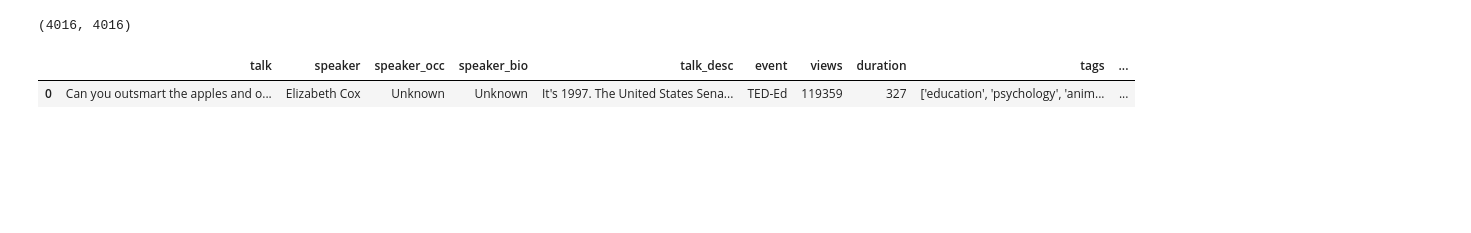
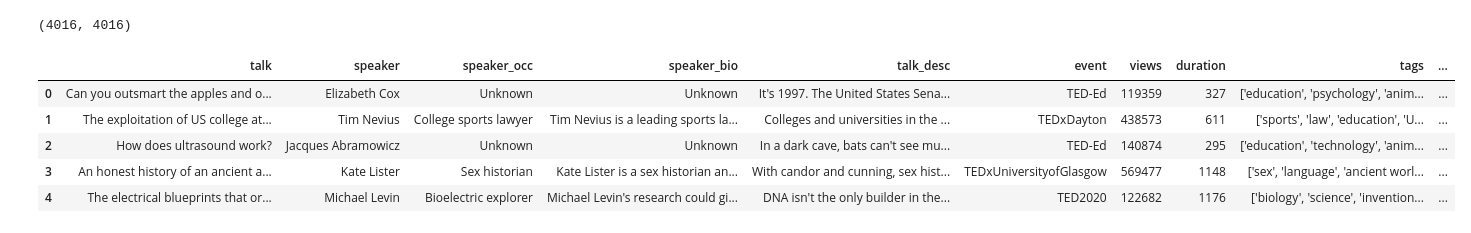
Before and after one commit to vaishakmk/TedTalk-Analysis, a Jupyter notebook: vaishak_eda.ipynb, the cells around one changed output. Cells and saved outputs as stored; diff of their text form; code cells hidden in the pictures; blank space fills up the shorter version.

```diff
--- a/vaishak_eda.ipynb
+++ b/vaishak_eda.ipynb
@@ -336,5 +114,8 @@ cleaned_df['most_similar_talks']=[get_similar_articles(x) for x in sim_unigram]
 # %%
-cleaned_df.head(1)
 # %% [output]
 |  | talk | speaker | speaker_occ | speaker_bio | talk_desc | event | views | duration | tags | ... |
 | 0 | Can you outsmart the apples and o... | Elizabeth Cox | Unknown | Unknown | It's 1997. The United States Sena... | TED-Ed | 119359 | 327 | ['education', 'psychology', 'anim... | ... |
+| 1 | The exploitation of US college at... | Tim Nevius | College sports lawyer | Tim Nevius is a leading sports la... | Colleges and universities in the ... | TEDxDayton | 438573 | 611 | ['sports', 'law', 'education', 'U... | ... |
+| 2 | How does ultrasound work? | Jacques Abramowicz | Unknown | Unknown | In a dark cave, bats can't see mu... | TED-Ed | 140874 | 295 | ['education', 'technology', 'anim... | ... |
+| 3 | An honest history of an ancient a... | Kate Lister | Sex historian | Kate Lister is a sex historian an... | With candor and cunning, sex hist... | TEDxUniversityofGlasgow | 569477 | 1148 | ['sex', 'language', 'ancient worl... | ... |
+| 4 | The electrical blueprints that or... | Michael Levin | Bioelectric explorer | Michael Levin's research could gi... | DNA isn't the only builder in the... | TED2020 | 122682 | 1176 | ['biology', 'science', 'invention... | ... |
```
Also changed, not shown: parts of 49 cells of this notebook, 2 other files.
